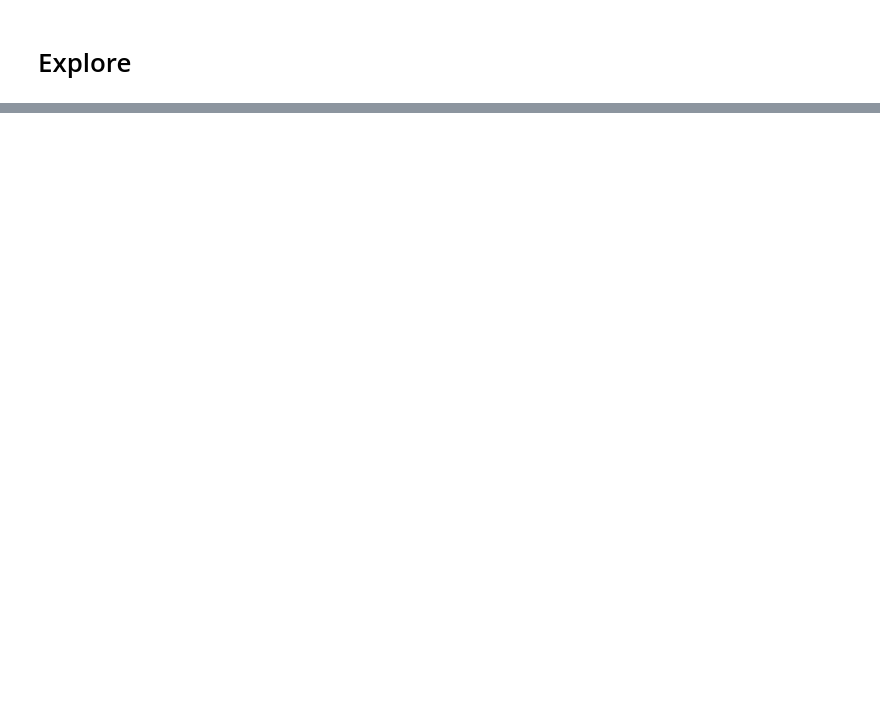
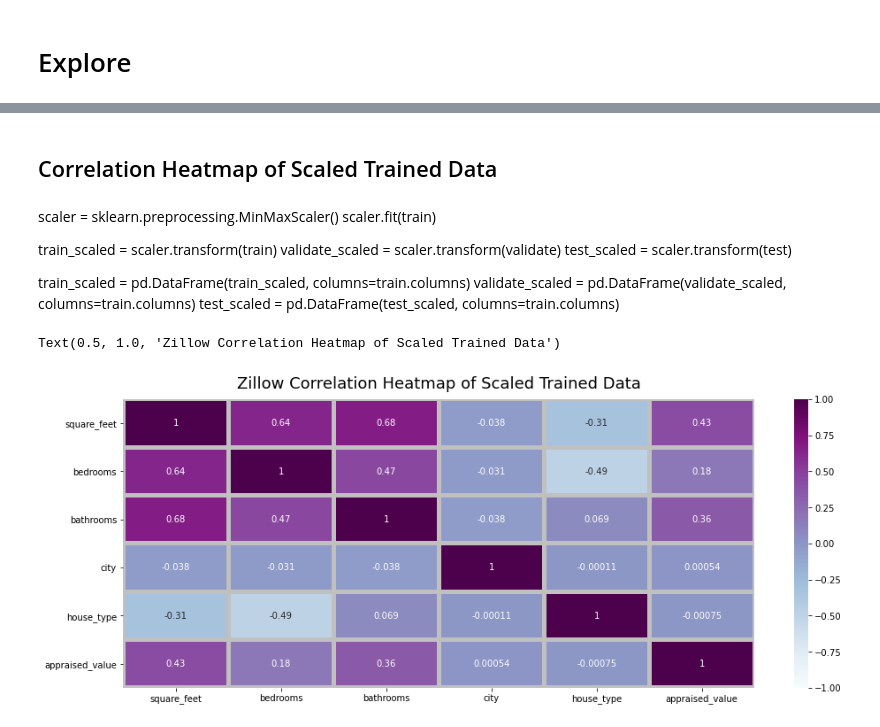
Before and after one commit to CaitlynCarney/prediting_home_values, a Jupyter notebook: scratch_work.ipynb, the cells around one changed output, grey strips where cells are left out. Saved outputs shown, nothing was run; the diff lists cells and outputs as text; code cells hidden in the pictures; blank space fills up the shorter version.

```diff
--- a/scratch_work.ipynb
+++ b/scratch_work.ipynb
@@ -307,0 +413,24 @@ sns.histplot(df.zip_code, color='violet', ec='black')
+# %% [markdown]
+## Correlation Heatmap of Scaled Trained Data
+# %%
+train_scaled, validate_scaled, test_scaled = prepare.scale_focused_zillow(train, validate, test)
+# %% [markdown]
+scaler = sklearn.preprocessing.MinMaxScaler()
+scaler.fit(train)
+
+train_scaled = scaler.transform(train)
+validate_scaled = scaler.transform(validate)
+test_scaled = scaler.transform(test)
+
+train_scaled = pd.DataFrame(train_scaled, columns=train.columns)
+validate_scaled = pd.DataFrame(validate_scaled, columns=train.columns)
+test_scaled = pd.DataFrame(test_scaled, columns=train.columns)
+# %%
+plt.figure(figsize=(16, 6))
+sns.heatmap(train_scaled.corr(), cmap="BuPu", vmin=-1, vmax=1, annot=True,
+                       center=0, linewidths=4, linecolor='silver')
+plt.title('Zillow Correlation Heatmap of Scaled Trained Data', fontsize=18, pad=12)
+# '-' (negative) is still correlation but is downward slope not upward
+# %% [output]
+Text(0.5, 1.0, 'Zillow Correlation Heatmap of Scaled Trained Data')
+[figure, added]
```
Also changed, not shown: parts of 43 cells of this notebook, 8 other files.
